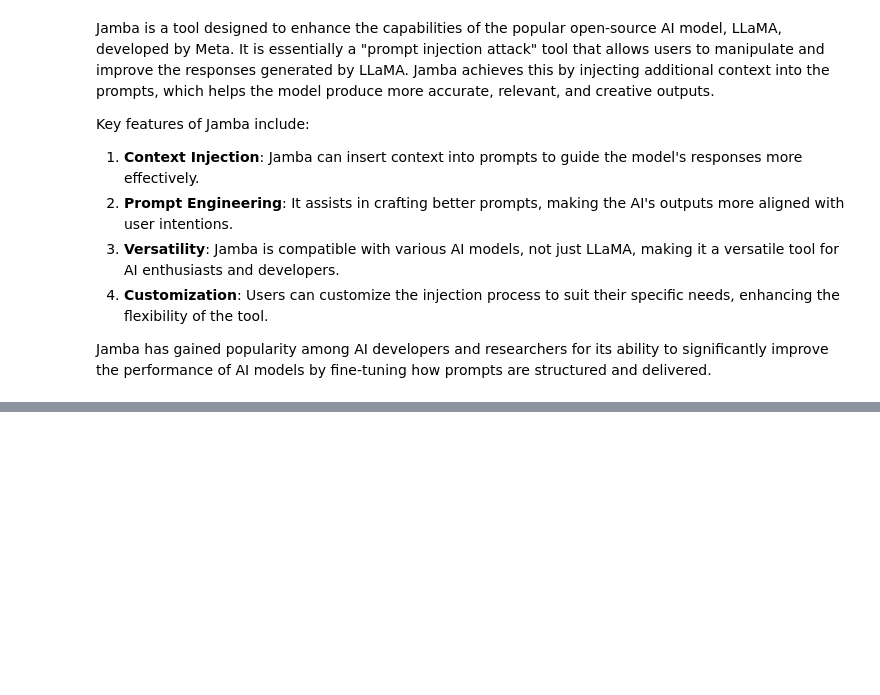
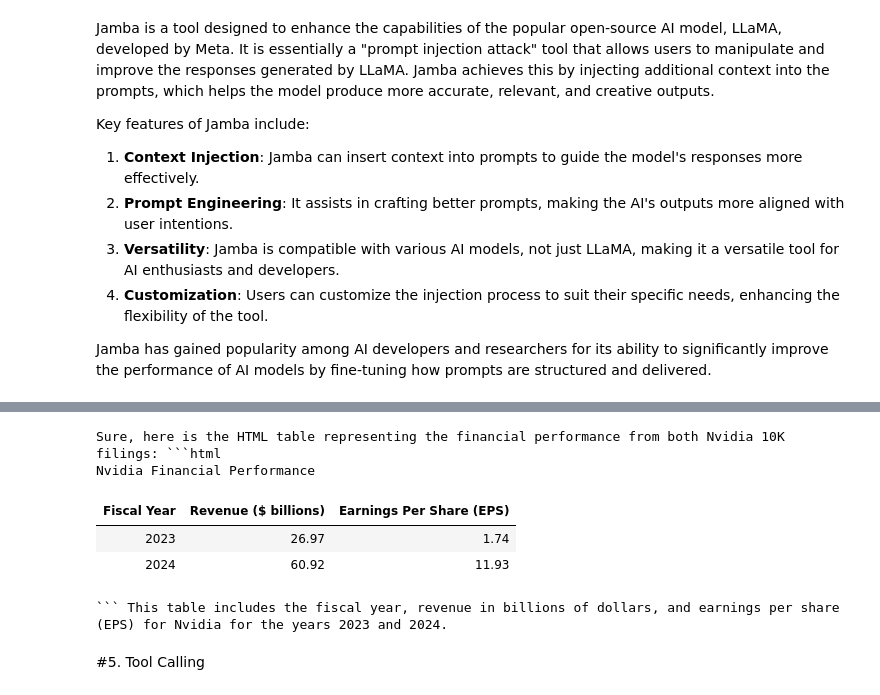
Before and after one commit to sudhirshahu51/RAG, a Jupyter notebook: Query_with_Jamba_llamaindex.ipynb, the cells around one changed output, grey strips where cells are left out. Drawn from its saved outputs; the diff is of its cells as text; code cells hidden in the pictures; blank space fills up the shorter version.

Commit message:
Tool Calling

````diff
--- a/Query_with_Jamba_llamaindex.ipynb
+++ b/Query_with_Jamba_llamaindex.ipynb
@@ -43,0 +162,6 @@ Jamba has gained popularity among AI developers and researchers for its ability
+# %%
+## The NVIDIA 10K filing data used in this lesson can be found online here
+## https://www.nasdaq.com/market-activity/stocks/nvda/sec-filings
+
+Filing2023_text = open('/content/drive/MyDrive/Colab Notebooks/Data/Nvidia_10K_20240128.txt', 'r', encoding='utf-8').read()
+Filing2024_text = open('/content/drive/MyDrive/Colab Notebooks/Data/Nvidia_10K_20230129.txt', 'r', encoding='utf-8').read()
@@ -43,0 +173,12 @@ Jamba has gained popularity among AI developers and researchers for its ability
+# %%
+Filing2023_doc = DocumentSchema(
+    content=Filing2023_text,
+    metadata={'company': 'Nvida', 'doc_type': 'SEC annual financial earnings report', 'year': '2023'}
+)
+
+Filing2024_doc = DocumentSchema(
+    content=Filing2024_text,
+    metadata={'company': 'Nvida', 'doc_type': 'SEC annual financial earnings report', 'year': '2024'}
+)
+
+documents = [Filing2023_doc, Filing2024_doc]
@@ -43,0 +187,17 @@ Jamba has gained popularity among AI developers and researchers for its ability
+# %%
+messages = [ChatMessage(
+                role='system',
+                content='You are a concise factual based question answering assistant. Your answer must be grounded with the document provided.'),
+            ChatMessage(
+                role='user',
+                content=('Create an html table of the financial performance '
+                         'from both of these separate Nvidia 10K filings. '
+                         'Include the fiscal year, revenue, and earnings per share'))]
+
+#response = llm.chat.completions.create(messages=messages, #Langchain
+response = llm.chat(messages=messages,
+                    model="jamba-1.5-large",
+                    documents=documents
+                                          )
+
+print(response.message.blocks[0].text)
@@ -43,0 +222,13 @@ Jamba has gained popularity among AI developers and researchers for its ability
+# %%
+from IPython.display import HTML
+#display(HTML(response.choices[0].message.content))
+display(HTML(response.message.blocks[0].text))
+# %% [output]
+Sure, here is the HTML table representing the financial performance from both Nvidia 10K filings: ```html
+Nvidia Financial Performance
+| Fiscal Year | Revenue ($ billions) | Earnings Per Share (EPS) |
+| 2023 | 26.97 | 1.74 |
+| 2024 | 60.92 | 11.93 |
+``` This table includes the fiscal year, revenue in billions of dollars, and earnings per share (EPS) for Nvidia for the years 2023 and 2024.
+# %% [markdown]
+#5. Tool Calling
````
Also changed, not shown: parts of 48 cells of this notebook.
